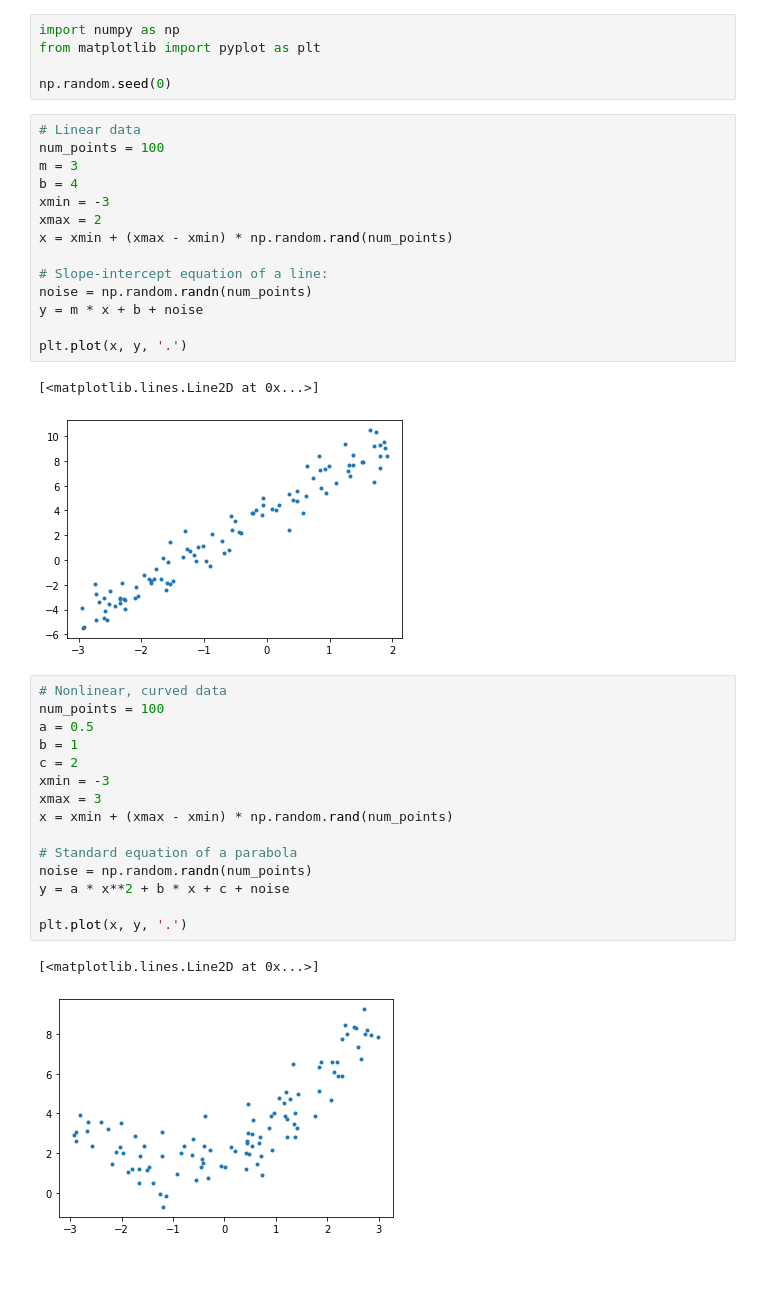
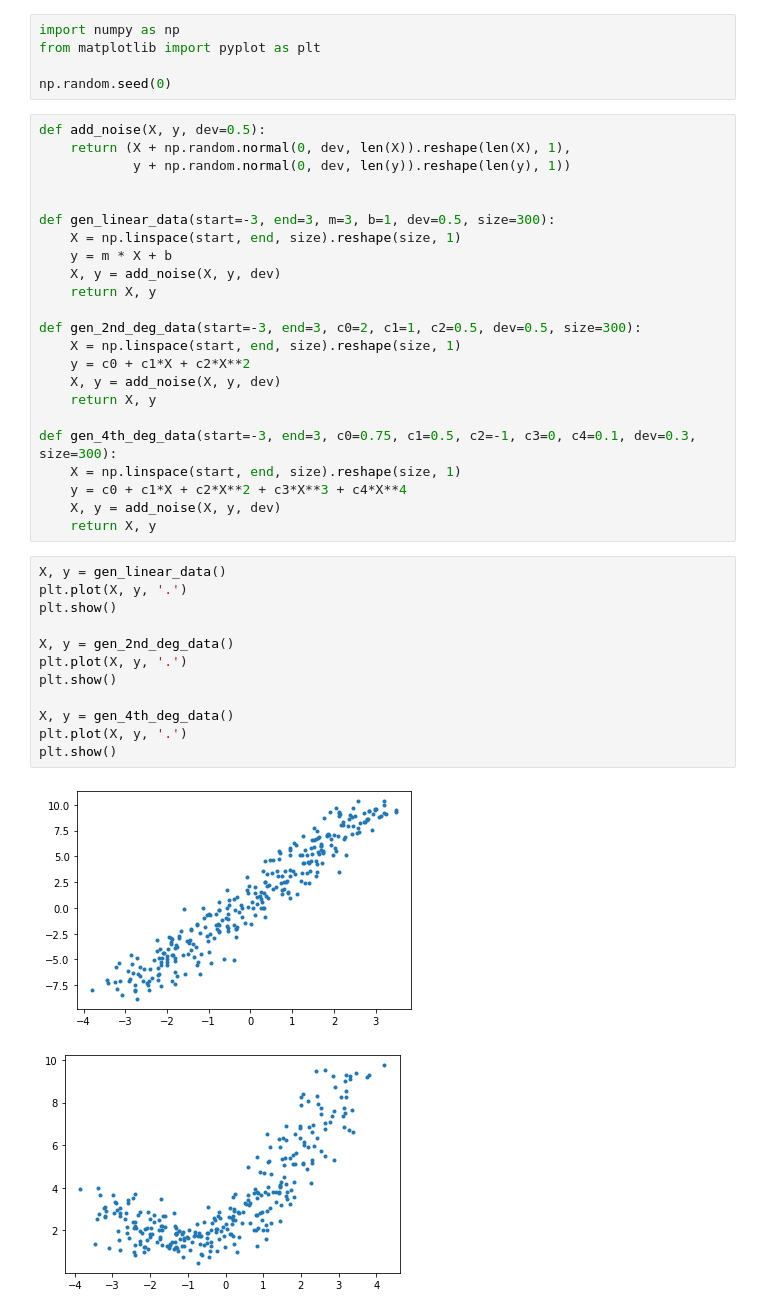
Before and after one commit to montehoover/hello-world, a Jupyter notebook: hello-ml/hello_data_generation.ipynb, the cells around one changed output. Cells and saved outputs as stored; diff of their text form; blank space fills up the shorter version.

Commit message:
Add 4th degree polynomial data.

```diff
--- a/hello-ml/hello_data_generation.ipynb
+++ b/hello-ml/hello_data_generation.ipynb
@@ -3,38 +3,41 @@ import numpy as np
 from matplotlib import pyplot as plt
 
 np.random.seed(0)
-# %%
-# Linear data
-num_points = 100
-m = 3
-b = 4
-xmin = -3
-xmax = 2
-x = xmin + (xmax - xmin) * np.random.rand(num_points)
-
-# Slope-intercept equation of a line:
-noise = np.random.randn(num_points)
-y = m * x + b + noise
-
-plt.plot(x, y, '.')
-# %% [output]
-[<matplotlib.lines.Line2D at 0x...>]
-[figure, removed]
-# %%
-# Nonlinear, curved data
-num_points = 100
-a = 0.5
-b = 1
-c = 2
-xmin = -3
-xmax = 3
-x = xmin + (xmax - xmin) * np.random.rand(num_points)
-
-# Standard equation of a parabola
-noise = np.random.randn(num_points)
-y = a * x**2 + b * x + c + noise
-
-plt.plot(x, y, '.')
-# %% [output]
-[<matplotlib.lines.Line2D at 0x...>]
-[figure, removed]
+# %%
+def add_noise(X, y, dev=0.5):
+    return (X + np.random.normal(0, dev, len(X)).reshape(len(X), 1),
+            y + np.random.normal(0, dev, len(y)).reshape(len(y), 1))
+
+
+def gen_linear_data(start=-3, end=3, m=3, b=1, dev=0.5, size=300):
+    X = np.linspace(start, end, size).reshape(size, 1)
+    y = m * X + b
+    X, y = add_noise(X, y, dev)
+    return X, y
+
+def gen_2nd_deg_data(start=-3, end=3, c0=2, c1=1, c2=0.5, dev=0.5, size=300):
+    X = np.linspace(start, end, size).reshape(size, 1)
+    y = c0 + c1*X + c2*X**2
+    X, y = add_noise(X, y, dev)
+    return X, y
+
+def gen_4th_deg_data(start=-3, end=3, c0=0.75, c1=0.5, c2=-1, c3=0, c4=0.1, dev=0.3, size=300):
+    X = np.linspace(start, end, size).reshape(size, 1)
+    y = c0 + c1*X + c2*X**2 + c3*X**3 + c4*X**4
+    X, y = add_noise(X, y, dev)
+    return X, y
+# %%
+X, y = gen_linear_data()
+plt.plot(X, y, '.')
+plt.show()
+
+X, y = gen_2nd_deg_data()
+plt.plot(X, y, '.')
+plt.show()
+
+X, y = gen_4th_deg_data()
+plt.plot(X, y, '.')
+plt.show()
+# %% [output]
+[figure, added]
+[figure, added]
```
Also changed, not shown: parts of 1 cell of this notebook.
